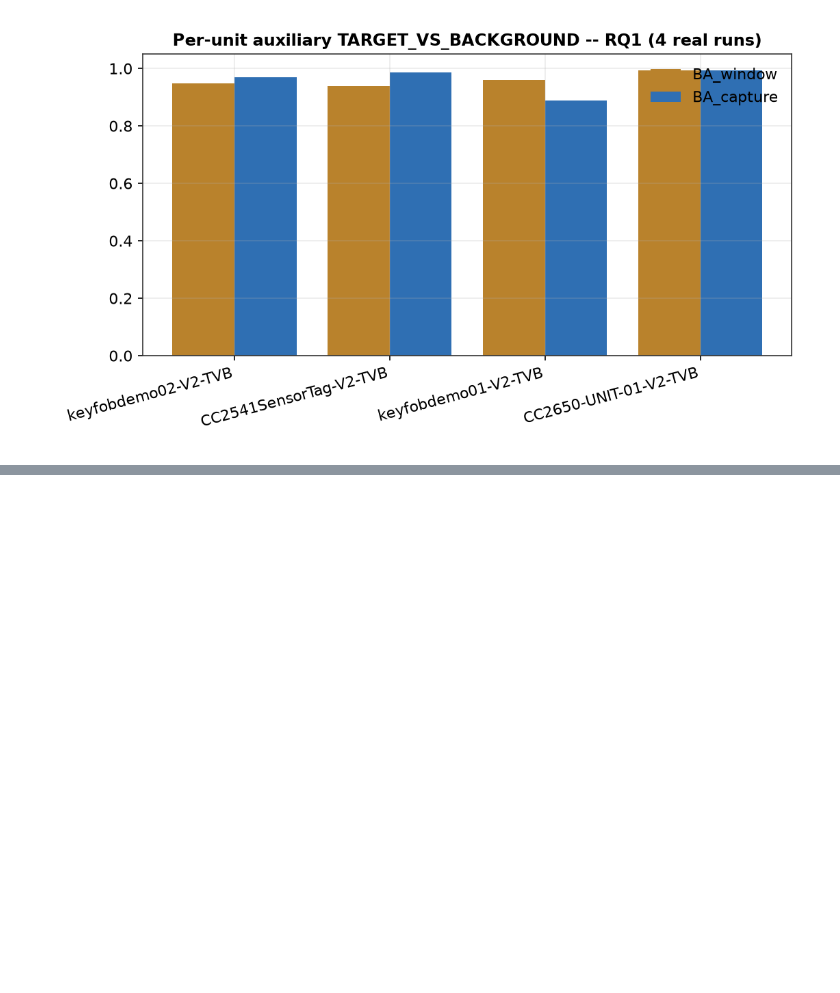
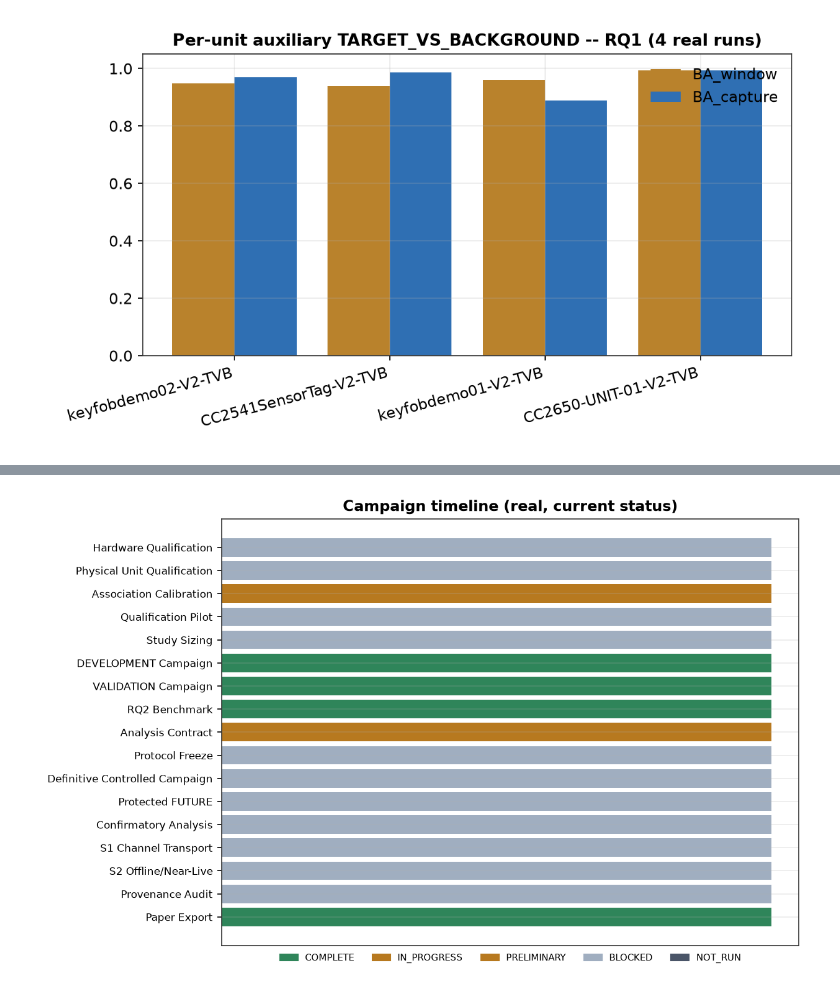
Before and after one commit to Younyat/RF-Fingerprint-Lab-v9, a Jupyter notebook: docs/ble/evidence_figures.ipynb, the cells around one changed output, grey strips where cells are left out. Cells and saved outputs as stored; diff of their text form; code cells hidden in the pictures; blank space fills up the shorter version.

Commit message:
Paper figures: CI, normalized matrix, supporting tables, completeness report

```diff
--- a/docs/ble/evidence_figures.ipynb
+++ b/docs/ble/evidence_figures.ipynb
@@ -18,12 +18,13 @@ REPO_ROOT = Path.cwd().resolve().parents[1] if Path.cwd().name == "ble" else Pat
 sys.path.insert(0, str(REPO_ROOT / "docs" / "ble"))
 
 from generate_evidence_figures import (
-    load_summary, fig_rq1_domains, fig_rq2_branches, fig_confusion,
+    load_repository, fig_rq1_domains, fig_rq2_branches, fig_confusion,
     fig_per_unit_metrics, fig_risk_coverage, fig_seed_variability,
-    fig_computational_cost, fig_per_unit_auxiliary_rq1,
+    fig_computational_cost, fig_per_unit_auxiliary_rq1, sync_consolidated_figures,
 )
 
-summary = load_summary()
+repo = load_repository()
+summary = repo.get_evidence_dashboard_summary()
 # %% [markdown]
 ## RQ1 -- closed-set acquisition dependence
 
@@ -98,0 +104,4 @@ fig_per_unit_auxiliary_rq1(summary)
+# %%
+sync_consolidated_figures(repo)
+# %% [output]
+[figure, added]
```
Also changed, not shown: parts of 5 cells of this notebook, 30 other files.
